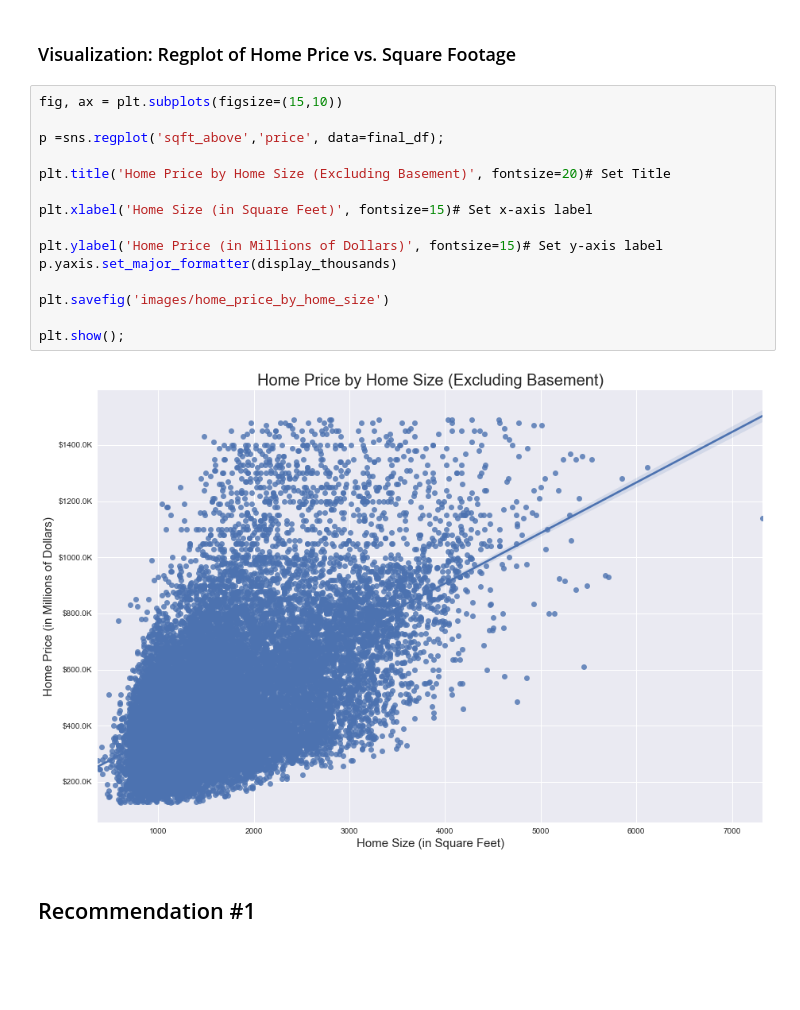
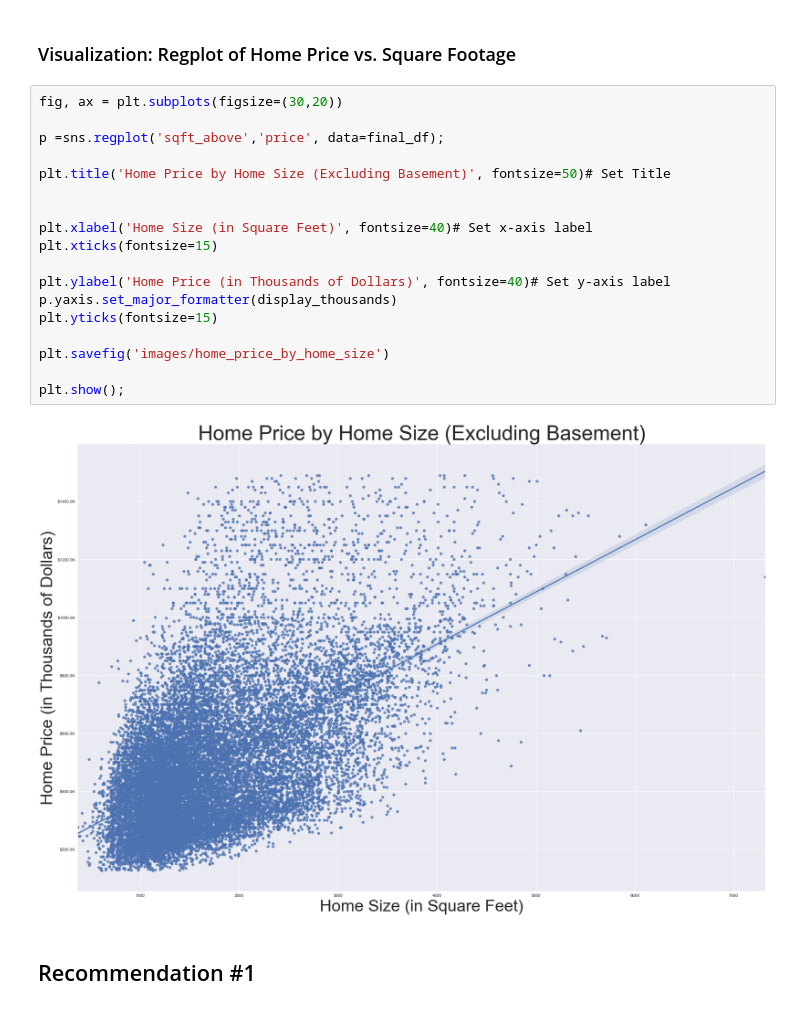
Before and after one commit to jxn628/dsc-home-price-analysis, a Jupyter notebook: student.ipynb, the cells around one changed output. Drawn from its saved outputs; the diff is of its cells as text; blank space fills up the shorter version.

Commit message:
updated visuals

```diff
--- a/student.ipynb
+++ b/student.ipynb
@@ -1184,22 +1184,25 @@ These features have a negative coefficient in regards to home price. If the clie
 # %% [markdown]
 ### Visualization: Regplot of Home Price vs. Square Footage
 # %%
-fig, ax = plt.subplots(figsize=(15,10))
+fig, ax = plt.subplots(figsize=(30,20))
 
 p =sns.regplot('sqft_above','price', data=final_df);
 
-plt.title('Home Price by Home Size (Excluding Basement)', fontsize=20)# Set Title
+plt.title('Home Price by Home Size (Excluding Basement)', fontsize=50)# Set Title
 
-plt.xlabel('Home Size (in Square Feet)', fontsize=15)# Set x-axis label
 
-plt.ylabel('Home Price (in Millions of Dollars)', fontsize=15)# Set y-axis label
+plt.xlabel('Home Size (in Square Feet)', fontsize=40)# Set x-axis label
+plt.xticks(fontsize=15)
+
+plt.ylabel('Home Price (in Thousands of Dollars)', fontsize=40)# Set y-axis label
 p.yaxis.set_major_formatter(display_thousands)
+plt.yticks(fontsize=15)
 
 plt.savefig('images/home_price_by_home_size')
 
 plt.show();
 # %% [output]
-[figure, old version]
+[figure, new version]
 # %% [markdown]
 ## Recommendation #1
 # %% [markdown]
```
